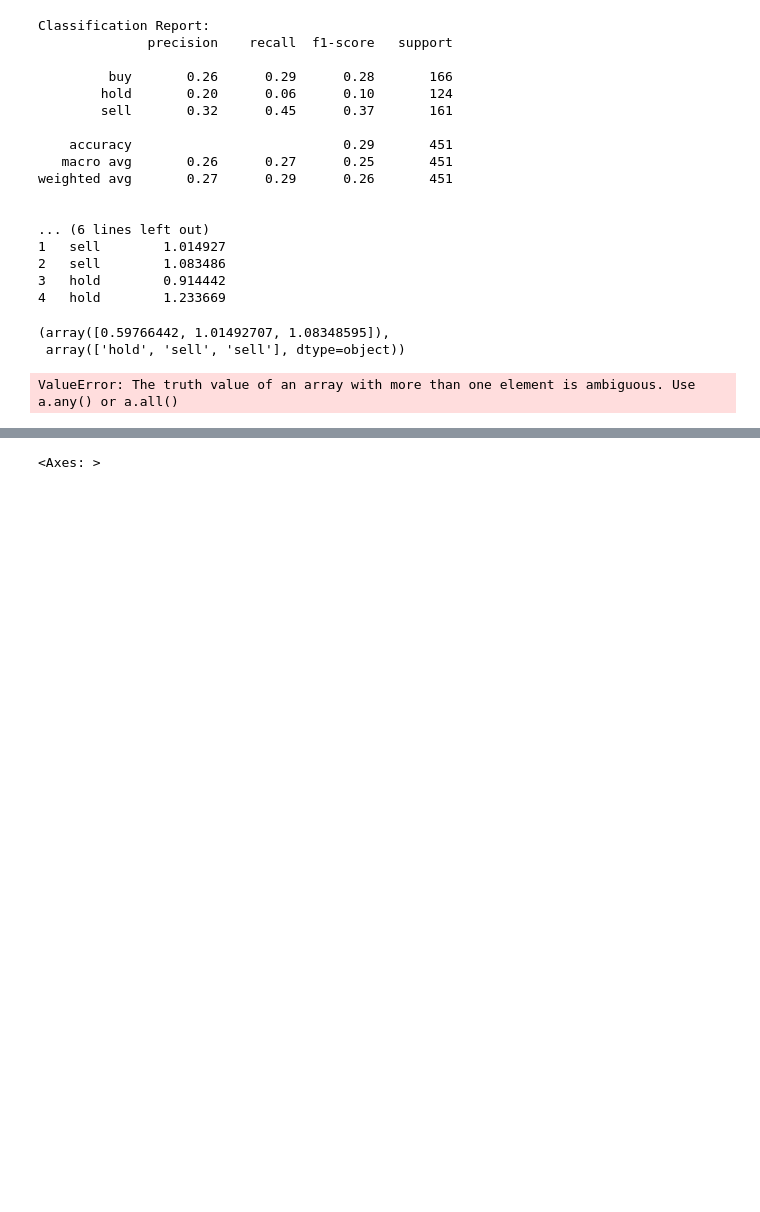
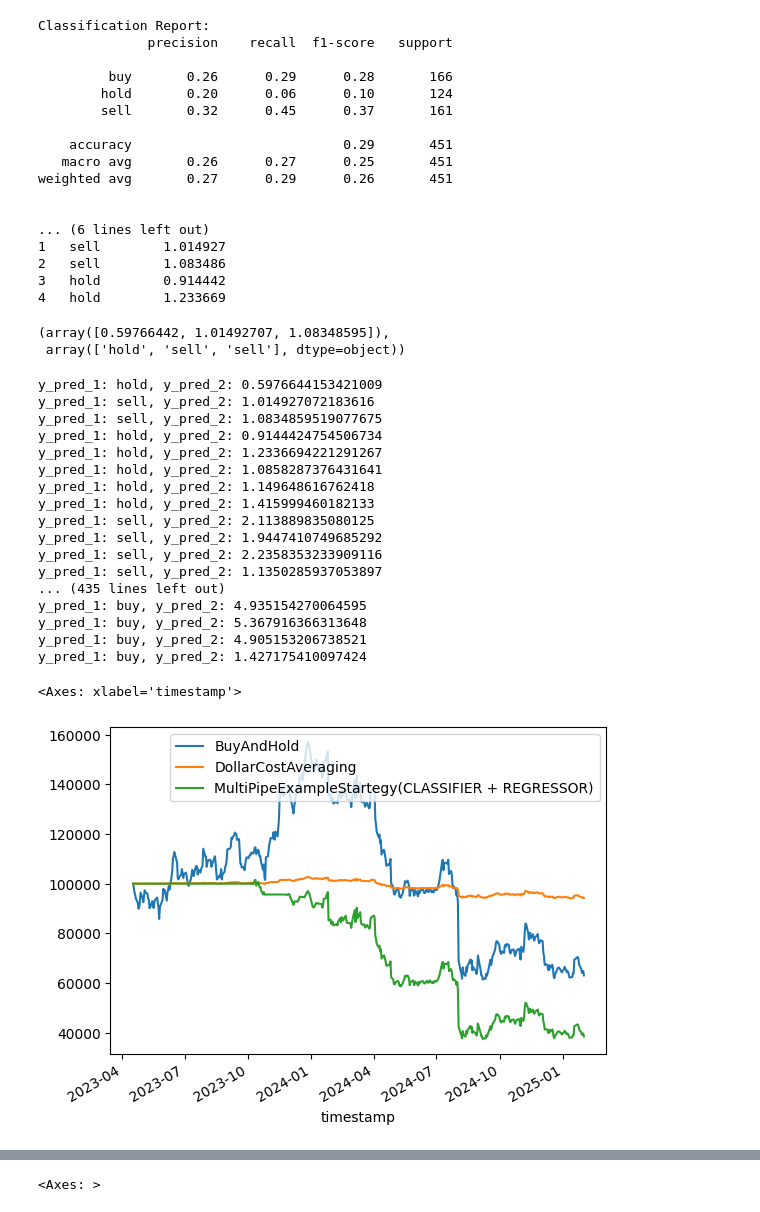
Before and after one commit to AxelGard/cira-examples, a Jupyter notebook: more_pipes.ipynb, the cells around one changed output, grey strips where cells are left out. Saved outputs shown, nothing was run; the diff lists cells and outputs as text; code cells hidden in the pictures; blank space fills up the shorter version.

```diff
--- a/more_pipes.ipynb
+++ b/more_pipes.ipynb
@@ -205,9 +205,36 @@ class MultiPipeExampleStartegy(cira.strategy.Strategy):
 # %%
 strat = MultiPipeExampleStartegy(classification_pipeline, regression_pipeline)
 # %%
-cira.strategy.multi_strategy_backtest([cira.strategy.ByAndHold(), cira.strategy.DollarCostAveraging(1), strat], pd.DataFrame(X_test, columns=features), X_test_price.to_frame(), 100_000).plot()
+cira.strategy.multi_strategy_backtest(
+    [
+        cira.strategy.ByAndHold(),
+        cira.strategy.DollarCostAveraging(1),
+        strat
+    ],
+    pd.DataFrame(X_test, columns=features),
+    X_test_price.to_frame(),
+    100_000
+).plot()
 # %% [output]
-ValueError: The truth value of an array with more than one element is ambiguous. Use a.any() or a.all()
+y_pred_1: hold, y_pred_2: 0.5976644153421009
+y_pred_1: sell, y_pred_2: 1.014927072183616
+y_pred_1: sell, y_pred_2: 1.0834859519077675
+y_pred_1: hold, y_pred_2: 0.9144424754506734
+y_pred_1: hold, y_pred_2: 1.2336694221291267
+y_pred_1: hold, y_pred_2: 1.0858287376431641
+y_pred_1: hold, y_pred_2: 1.149648616762418
+y_pred_1: hold, y_pred_2: 1.415999460182133
+y_pred_1: sell, y_pred_2: 2.113889835080125
+y_pred_1: sell, y_pred_2: 1.9447410749685292
+y_pred_1: sell, y_pred_2: 2.2358353233909116
+y_pred_1: sell, y_pred_2: 1.1350285937053897
+... (435 lines left out)
+y_pred_1: buy, y_pred_2: 4.935154270064595
+y_pred_1: buy, y_pred_2: 5.367916366313648
+y_pred_1: buy, y_pred_2: 4.905153206738521
+y_pred_1: buy, y_pred_2: 1.427175410097424
+<Axes: xlabel='timestamp'>
+[figure, added]
 # %%
 pd.Series(strat.actions).plot()
 # %% [output]
```
Also changed, not shown: parts of 4 cells of this notebook.
